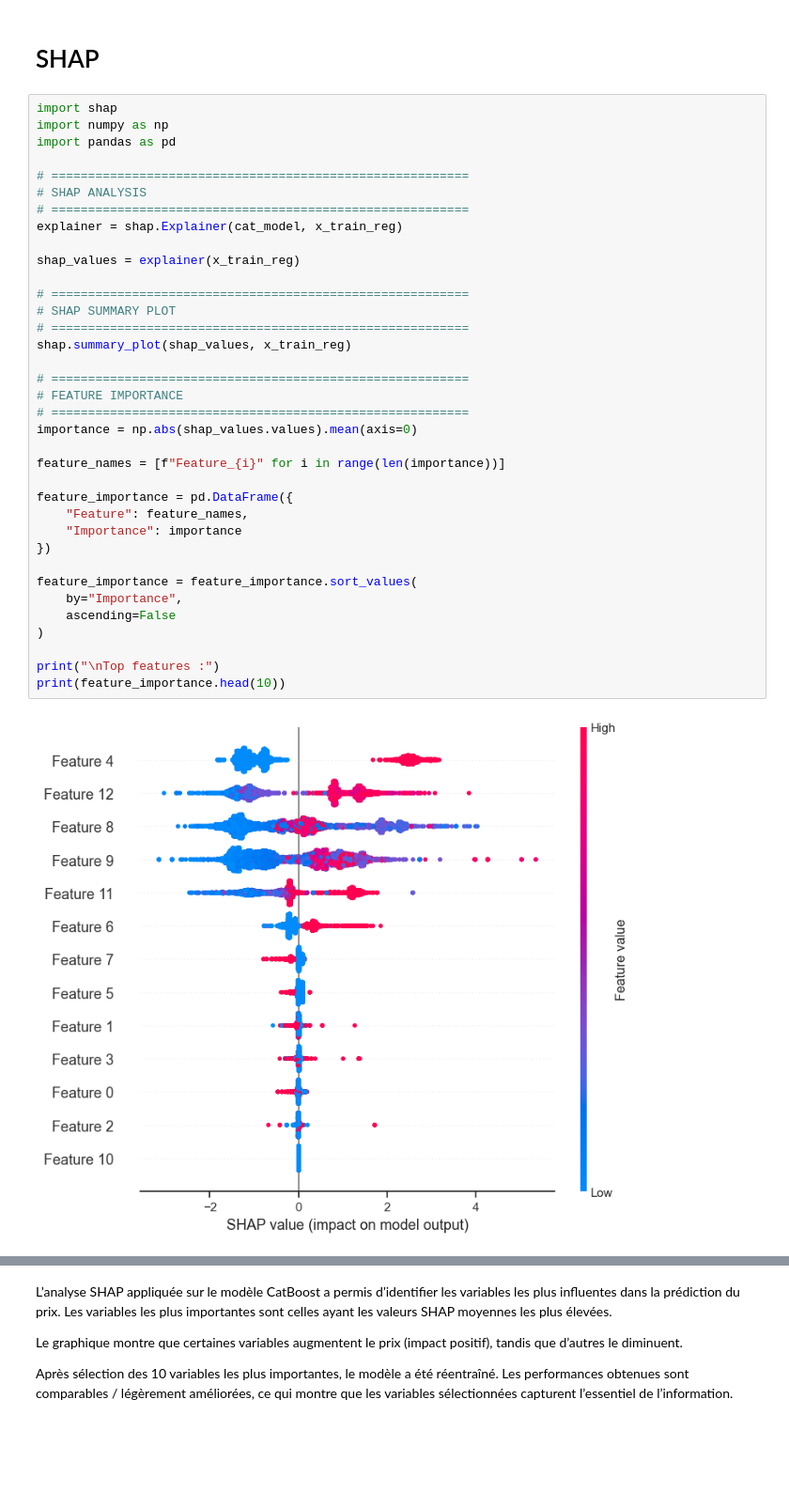
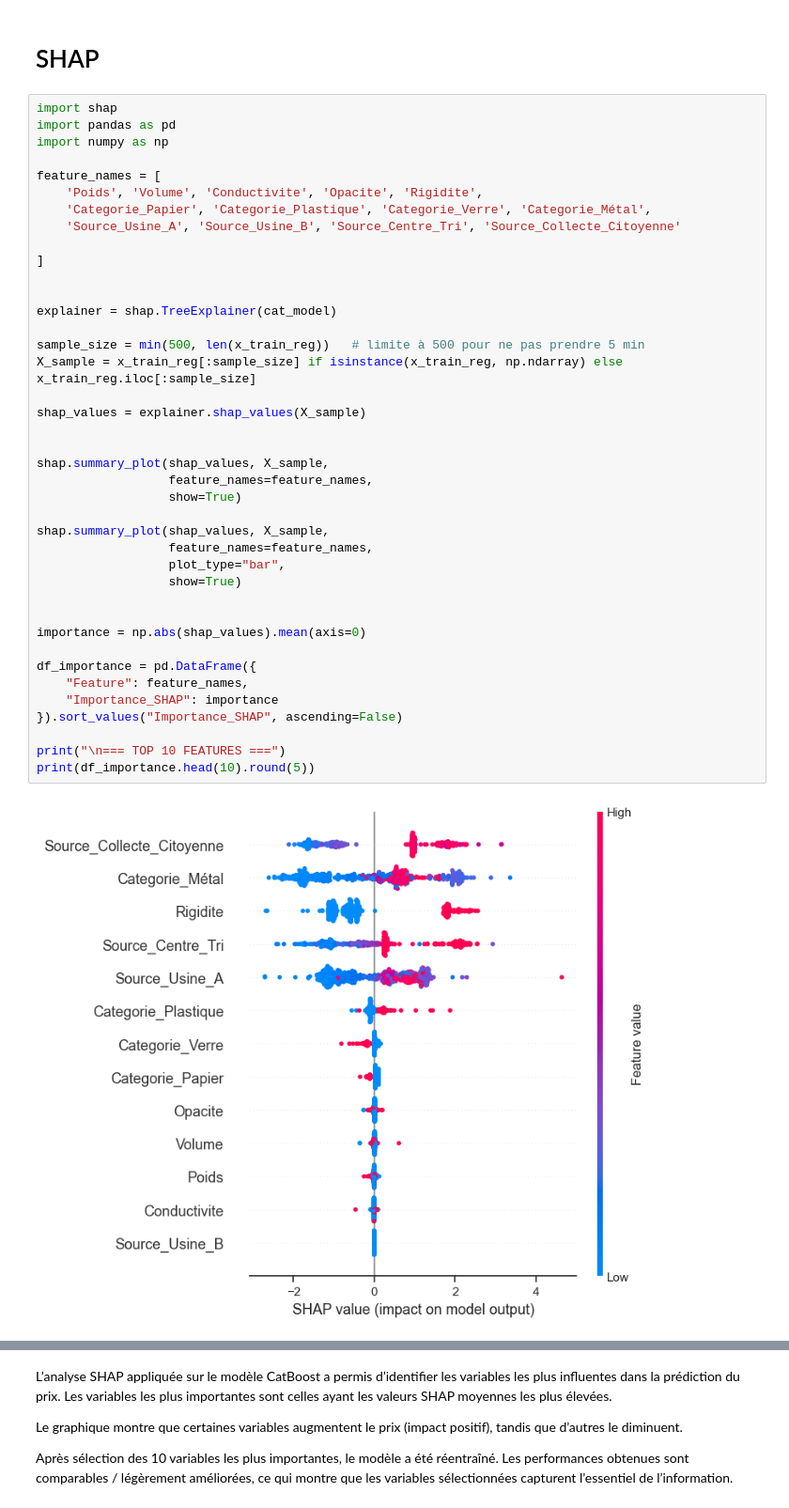
Before and after one commit to Test123599/ECOML, a Jupyter notebook: TpStandard - Copie.ipynb, the cells around one changed output, grey strips where cells are left out. Shown at 94% size. Saved outputs shown, nothing was run; the diff lists cells and outputs as text; blank space fills up the shorter version.

Commit message:
fixerr shap

```diff
--- a/TpStandard - Copie.ipynb
+++ b/TpStandard - Copie.ipynb
@@ -1799,39 +1799,43 @@ MEDAE : 0.05306206927496859
 # SHAP
 # %%
 import shap
+import pandas as pd
 import numpy as np
-import pandas as pd
 
-# =========================================================
-# SHAP ANALYSIS
-# =========================================================
-explainer = shap.Explainer(cat_model, x_train_reg)
+feature_names = [
+    'Poids', 'Volume', 'Conductivite', 'Opacite', 'Rigidite',
+    'Categorie_Papier', 'Categorie_Plastique', 'Categorie_Verre', 'Categorie_Métal',
+    'Source_Usine_A', 'Source_Usine_B', 'Source_Centre_Tri', 'Source_Collecte_Citoyenne'
 
-shap_values = explainer(x_train_reg)
+]
 
-# =========================================================
-# SHAP SUMMARY PLOT
-# =========================================================
-shap.summary_plot(shap_values, x_train_reg)
 
-# =========================================================
-# FEATURE IMPORTANCE
-# =========================================================
-importance = np.abs(shap_values.values).mean(axis=0)
+explainer = shap.TreeExplainer(cat_model)
 
-feature_names = [f"Feature_{i}" for i in range(len(importance))]
+sample_size = min(500, len(x_train_reg))   # limite à 500 pour ne pas prendre 5 min
+X_sample = x_train_reg[:sample_size] if isinstance(x_train_reg, np.ndarray) else x_train_reg.iloc[:sample_size]
 
-feature_importance = pd.DataFrame({
+shap_values = explainer.shap_values(X_sample)
+
+
+shap.summary_plot(shap_values, X_sample,
+                  feature_names=feature_names,
+                  show=True)
+
+shap.summary_plot(shap_values, X_sample,
+                  feature_names=feature_names,
+                  plot_type="bar",
+                  show=True)
+
+
+importance = np.abs(shap_values).mean(axis=0)
+
+df_importance = pd.DataFrame({
     "Feature": feature_names,
-    "Importance": importance
-})
+    "Importance_SHAP": importance
+}).sort_values("Importance_SHAP", ascending=False)
 
-feature_importance = feature_importance.sort_values(
-    by="Importance",
-    ascending=False
-)
-
-print("\nTop features :")
-print(feature_importance.head(10))
+print("\n=== TOP 10 FEATURES ===")
+print(df_importance.head(10).round(5))
 # %% [output]
-[figure, old version]
+[figure, new version]
```
Also changed, not shown: parts of 6 cells of this notebook, 4 other files.
